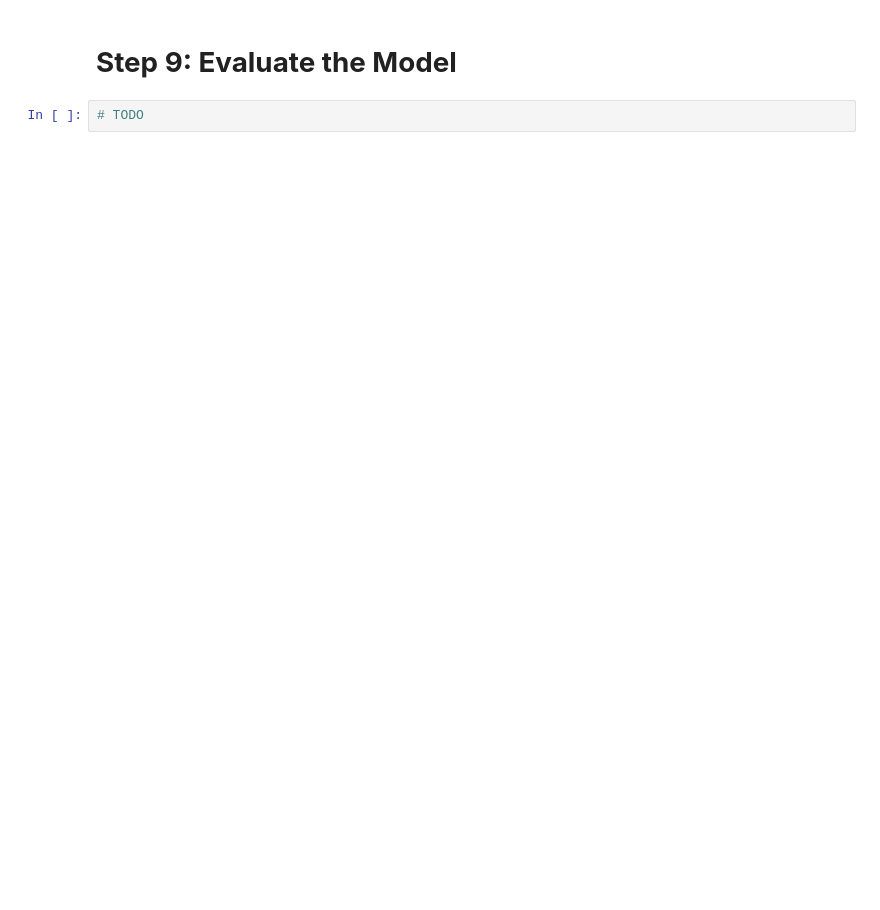
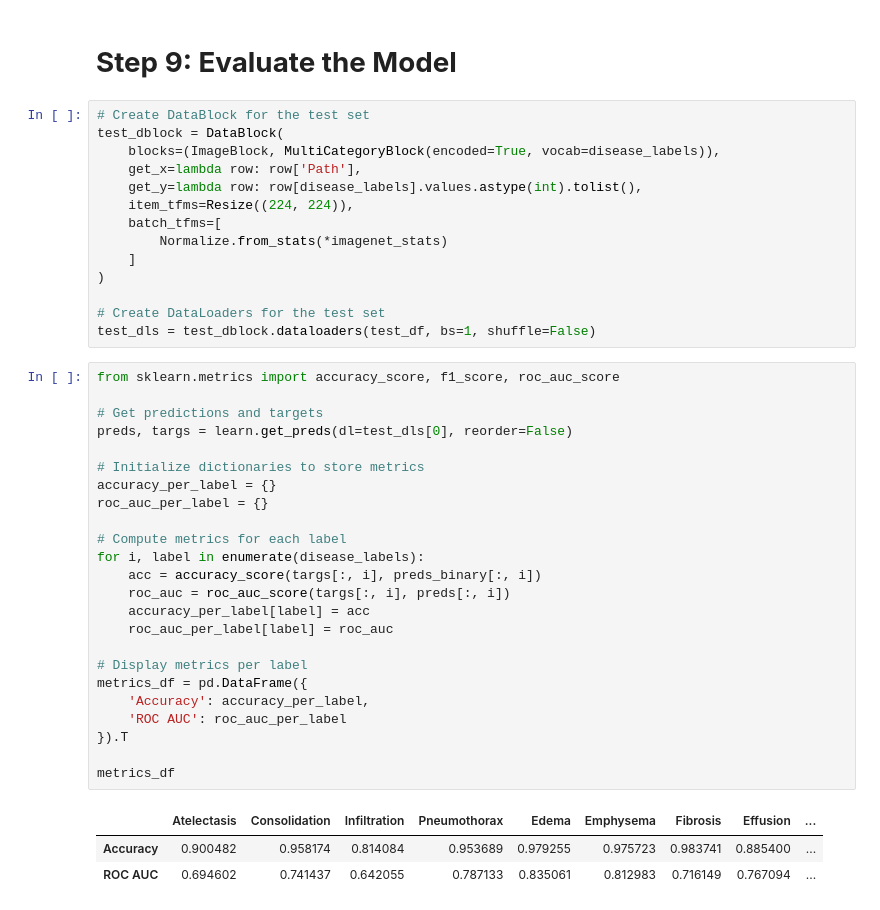
Before and after one commit to bjorneme/preliminary, a Jupyter notebook: main.ipynb, the cells around one changed output. Cells and saved outputs as stored; diff of their text form; blank space fills up the shorter version.

```diff
--- a/main.ipynb
+++ b/main.ipynb
@@ -277,4 +280,44 @@ Processing batch 377/614 in epoch 1/1
 # %% [markdown]
 # **Step 9: Evaluate the Model**
-# %%
-# TODO
+# %%
+# Create DataBlock for the test set
+test_dblock = DataBlock(
+    blocks=(ImageBlock, MultiCategoryBlock(encoded=True, vocab=disease_labels)),
+    get_x=lambda row: row['Path'],
+    get_y=lambda row: row[disease_labels].values.astype(int).tolist(),
+    item_tfms=Resize((224, 224)),
+    batch_tfms=[
+        Normalize.from_stats(*imagenet_stats)
+    ]
+)
+
+# Create DataLoaders for the test set
+test_dls = test_dblock.dataloaders(test_df, bs=1, shuffle=False)
+# %%
+from sklearn.metrics import accuracy_score, f1_score, roc_auc_score
+
+# Get predictions and targets
+preds, targs = learn.get_preds(dl=test_dls[0], reorder=False)
+
+# Initialize dictionaries to store metrics
+accuracy_per_label = {}
+roc_auc_per_label = {}
+
+# Compute metrics for each label
+for i, label in enumerate(disease_labels):
+    acc = accuracy_score(targs[:, i], preds_binary[:, i])
+    roc_auc = roc_auc_score(targs[:, i], preds[:, i])
+    accuracy_per_label[label] = acc
+    roc_auc_per_label[label] = roc_auc
+
+# Display metrics per label
+metrics_df = pd.DataFrame({
+    'Accuracy': accuracy_per_label,
+    'ROC AUC': roc_auc_per_label
+}).T
+
+metrics_df
+# %% [output]
+|  | Atelectasis | Consolidation | Infiltration | Pneumothorax | Edema | Emphysema | Fibrosis | Effusion | ... |
+| Accuracy | 0.900482 | 0.958174 | 0.814084 | 0.953689 | 0.979255 | 0.975723 | 0.983741 | 0.885400 | ... |
+| ROC AUC | 0.694602 | 0.741437 | 0.642055 | 0.787133 | 0.835061 | 0.812983 | 0.716149 | 0.767094 | ... |
```
Also changed, not shown: parts of 3 cells of this notebook.
